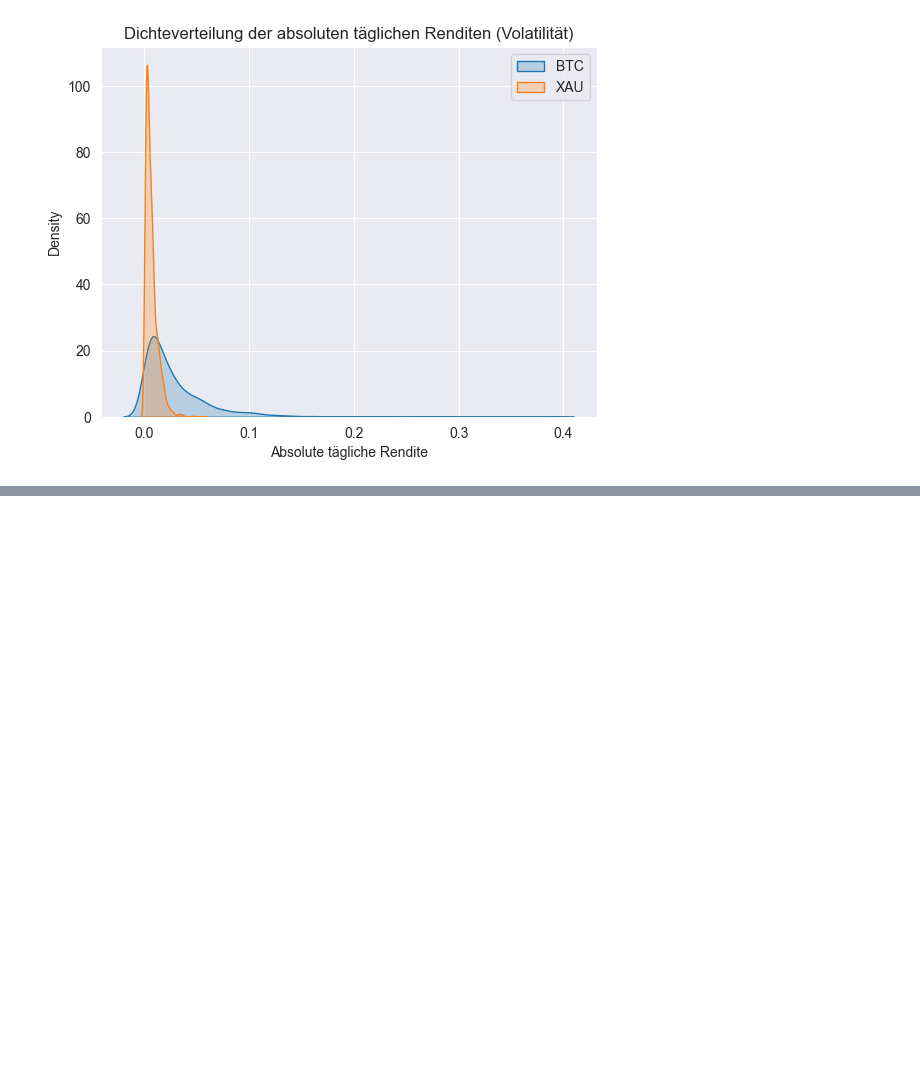
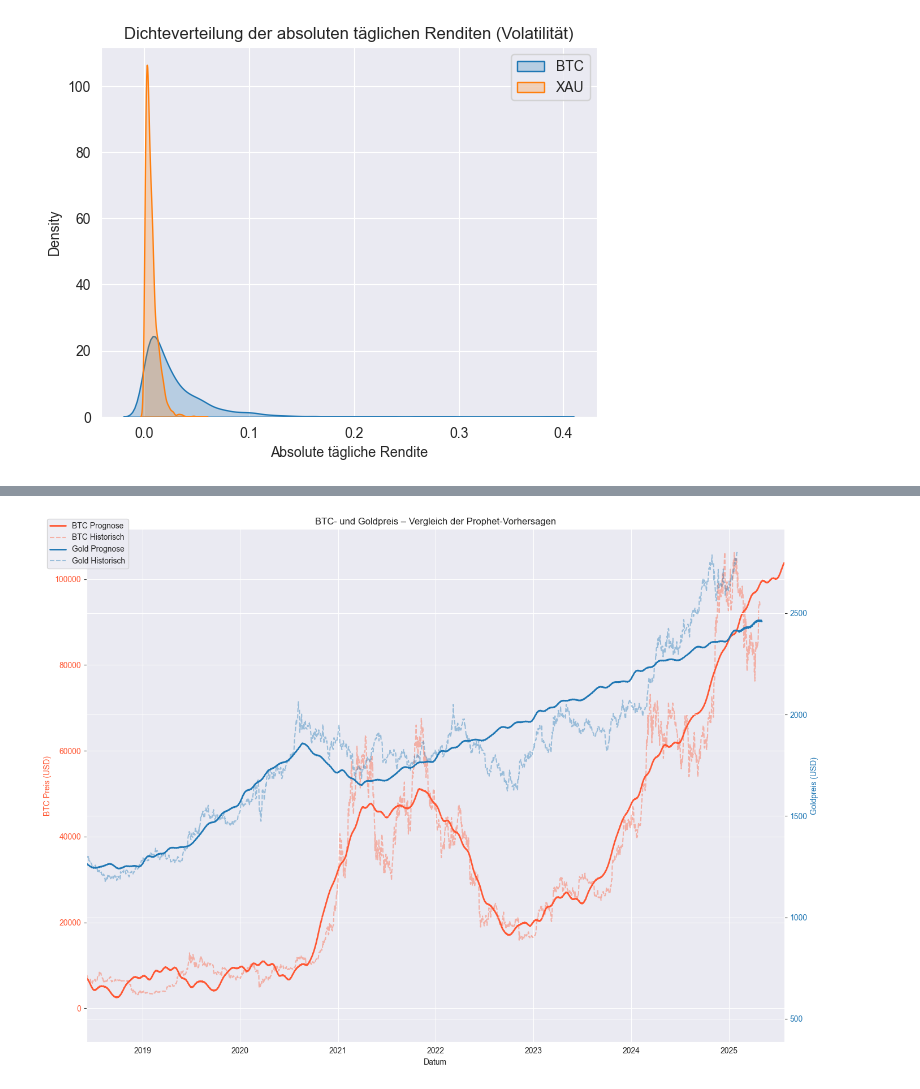
Before and after one commit to mohammadtaiba/DataVision, a Jupyter notebook: notebooks/btc_vs_xau.ipynb, the cells around one changed output, grey strips where cells are left out. Saved outputs shown, nothing was run; the diff lists cells and outputs as text; code cells hidden in the pictures; blank space fills up the shorter version.

```diff
--- a/notebooks/btc_vs_xau.ipynb
+++ b/notebooks/btc_vs_xau.ipynb
@@ -617,0 +620,68 @@ Mittlere Differenz der Volatilitäten (BTC - XAU): 0.0222
+# %%
+from prophet import Prophet
+import pandas as pd
+import matplotlib.pyplot as plt
+
+# 📥 1. Daten laden
+btc = pd.read_csv("../dataset/output/btc_clean.csv", parse_dates=["date_btc"])
+xau = pd.read_csv("../dataset/output/xau_clean.csv", parse_dates=["date_xau"])
+
+# 🧹 2. Bereinigen
+def clean_price_column(df, date_col, price_col):
+    df[price_col] = (
+        df[price_col]
+        .astype(str)
+        .str.replace(r"[^\d,.\-]", "", regex=True)
+        .str.replace(",", ".", regex=False)
+    )
+    df[price_col] = pd.to_numeric(df[price_col], errors="coerce")
+    df = df[(df[price_col] > 500) & (df[price_col] < 150000)]
+    df = df[[date_col, price_col]].dropna().copy()
+    df[date_col] = pd.to_datetime(df[date_col]).dt.tz_localize(None)
+    df.columns = ["ds", "y"]
+    return df
+
+btc_df = clean_price_column(btc, "date_btc", "close_btc")
+xau_df = clean_price_column(xau, "date_xau", "close_xau")
+
+# 📈 3. Modelle trainieren
+btc_model = Prophet(daily_seasonality=True)
+xau_model = Prophet(daily_seasonality=True)
+btc_model.fit(btc_df)
+xau_model.fit(xau_df)
+
+# 🔮 4. Zukunft erzeugen
+future_btc = btc_model.make_future_dataframe(periods=90)
+future_xau = xau_model.make_future_dataframe(periods=90)
+forecast_btc = btc_model.predict(future_btc)
+forecast_xau = xau_model.predict(future_xau)
+
+# 📊 Plot mit zwei Y-Achsen
+fig, ax1 = plt.subplots(figsize=(14, 10))
+
+# 🔹 BTC auf linker Y-Achse
+ax1.plot(forecast_btc["ds"], forecast_btc["yhat"], label="BTC Prognose", color="#FF5733", linewidth=2)
+ax1.plot(btc_df["ds"], btc_df["y"], alpha=0.4, color="#FF5733", linestyle="--", label="BTC Historisch")
+ax1.set_ylabel("BTC Preis (USD)", color="#FF5733")
+ax1.tick_params(axis='y', labelcolor="#FF5733")
+
+# 🔸 Gold auf rechter Y-Achse
+ax2 = ax1.twinx()
+ax2.plot(forecast_xau["ds"], forecast_xau["yhat"], label="Gold Prognose", color="#1F77B4", linewidth=2)
+ax2.plot(xau_df["ds"], xau_df["y"], alpha=0.4, color="#1F77B4", linestyle="--", label="Gold Historisch")
+ax2.set_ylabel("Goldpreis (USD)", color="#1F77B4")
+ax2.tick_params(axis='y', labelcolor="#1F77B4")
+
+# 📅 X-Achse & Titel
+ax1.set_xlim(pd.Timestamp("2018-06-06"), forecast_btc["ds"].max())
+ax1.set_xlabel("Datum")
+plt.title("BTC- und Goldpreis – Vergleich der Prophet-Vorhersagen")
+
+# 🧾 Gemeinsame Legende
+lines1, labels1 = ax1.get_legend_handles_labels()
+lines2, labels2 = ax2.get_legend_handles_labels()
+fig.legend(lines1 + lines2, labels1 + labels2, loc="upper left", bbox_to_anchor=(0.01, 0.99))
+
+plt.tight_layout()
+plt.show()
+# %% [output]
@@ -617,0 +692 @@ Mittlere Differenz der Volatilitäten (BTC - XAU): 0.0222
+[figure, added]
```
Also changed, not shown: parts of 2 cells of this notebook, 2 other files.
